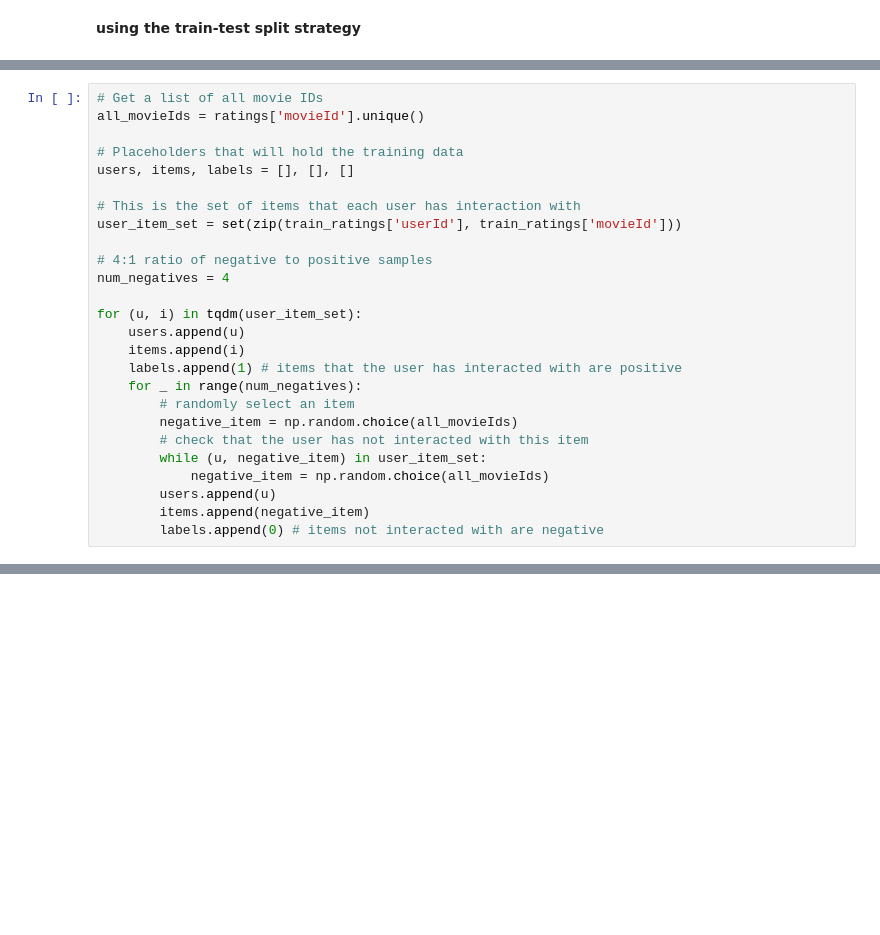
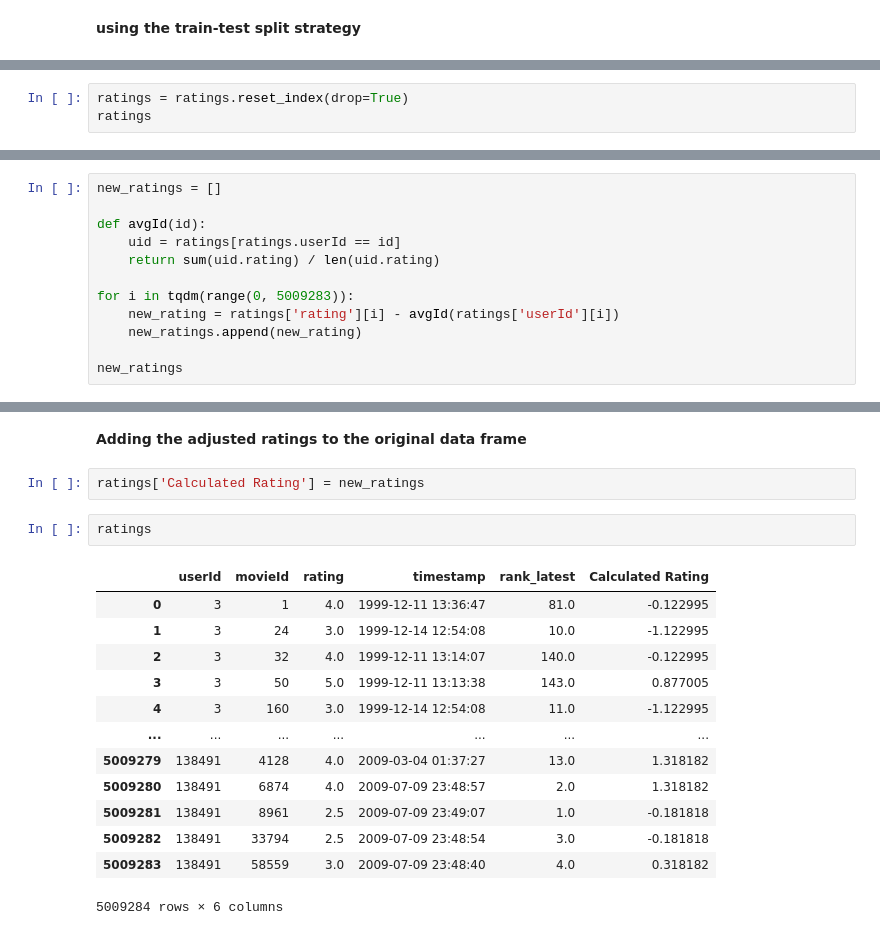
Before and after one commit to Ranvirsv/Deep-Learning-Based-Recommender-System, a Jupyter notebook: Notebooks/DLRS.ipynb, the cells around one changed output, grey strips where cells are left out. Saved outputs shown, nothing was run; the diff lists cells and outputs as text; blank space fills up the shorter version.

Commit message:
completed data pre-processing 19/03/2023

```diff
--- a/Notebooks/DLRS.ipynb
+++ b/Notebooks/DLRS.ipynb
@@ -50,26 +63,0 @@ train_ratings.loc[:, 'rating'] = 1
-# %%
-# Get a list of all movie IDs
-all_movieIds = ratings['movieId'].unique()
-
-# Placeholders that will hold the training data
-users, items, labels = [], [], []
-
-# This is the set of items that each user has interaction with
-user_item_set = set(zip(train_ratings['userId'], train_ratings['movieId']))
-
-# 4:1 ratio of negative to positive samples
-num_negatives = 4
-
-for (u, i) in tqdm(user_item_set):
-    users.append(u)
-    items.append(i)
-    labels.append(1) # items that the user has interacted with are positive
-    for _ in range(num_negatives):
-        # randomly select an item
-        negative_item = np.random.choice(all_movieIds)
-        # check that the user has not interacted with this item
-        while (u, negative_item) in user_item_set:
-            negative_item = np.random.choice(all_movieIds)
-        users.append(u)
-        items.append(negative_item)
-        labels.append(0) # items not interacted with are negative
@@ -75,0 +90,3 @@ for (u, i) in tqdm(user_item_set):
+# %%
+ratings = ratings.reset_index(drop=True)
+ratings
@@ -75,0 +111,12 @@ for (u, i) in tqdm(user_item_set):
+# %%
+new_ratings = []
+
+def avgId(id):
+    uid = ratings[ratings.userId == id]
+    return sum(uid.rating) / len(uid.rating)
+
+for i in tqdm(range(0, 5009283)):
+    new_rating = ratings['rating'][i] - avgId(ratings['userId'][i])
+    new_ratings.append(new_rating)
+
+new_ratings
@@ -75,0 +141,20 @@ for (u, i) in tqdm(user_item_set):
+# %% [markdown]
+**Adding the adjusted ratings to the original data frame**
+# %%
+ratings['Calculated Rating'] = new_ratings
+# %%
+ratings
+# %% [output]
+|  | userId | movieId | rating | timestamp | rank_latest | Calculated Rating |
+| 0 | 3 | 1 | 4.0 | 1999-12-11 13:36:47 | 81.0 | -0.122995 |
+| 1 | 3 | 24 | 3.0 | 1999-12-14 12:54:08 | 10.0 | -1.122995 |
+| 2 | 3 | 32 | 4.0 | 1999-12-11 13:14:07 | 140.0 | -0.122995 |
+| 3 | 3 | 50 | 5.0 | 1999-12-11 13:13:38 | 143.0 | 0.877005 |
+| 4 | 3 | 160 | 3.0 | 1999-12-14 12:54:08 | 11.0 | -1.122995 |
+| ... | ... | ... | ... | ... | ... | ... |
+| 5009279 | 138491 | 4128 | 4.0 | 2009-03-04 01:37:27 | 13.0 | 1.318182 |
+| 5009280 | 138491 | 6874 | 4.0 | 2009-07-09 23:48:57 | 2.0 | 1.318182 |
+| 5009281 | 138491 | 8961 | 2.5 | 2009-07-09 23:49:07 | 1.0 | -0.181818 |
+| 5009282 | 138491 | 33794 | 2.5 | 2009-07-09 23:48:54 | 3.0 | -0.181818 |
+| 5009283 | 138491 | 58559 | 3.0 | 2009-07-09 23:48:40 | 4.0 | 0.318182 |
+5009284 rows × 6 columns
```
Also changed, not shown: parts of 15 cells of this notebook.
